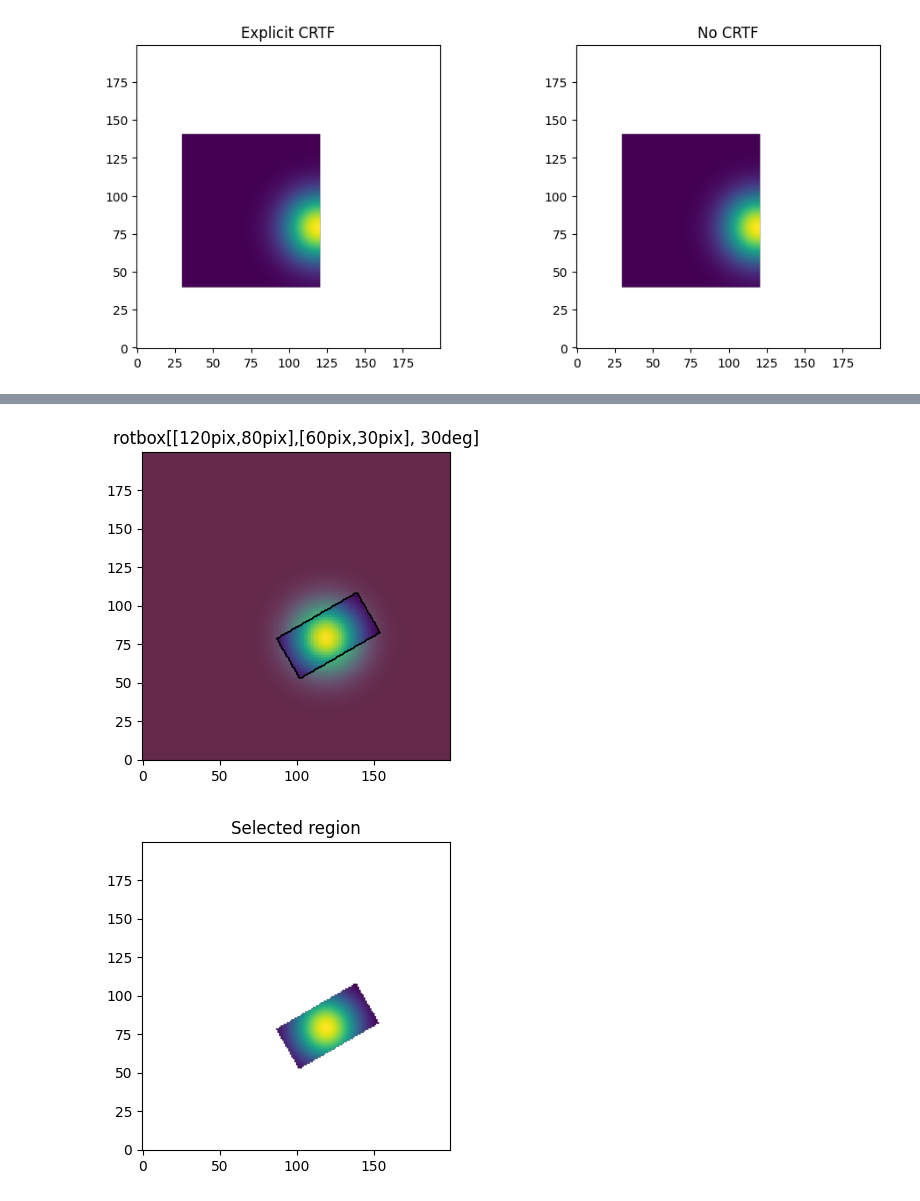
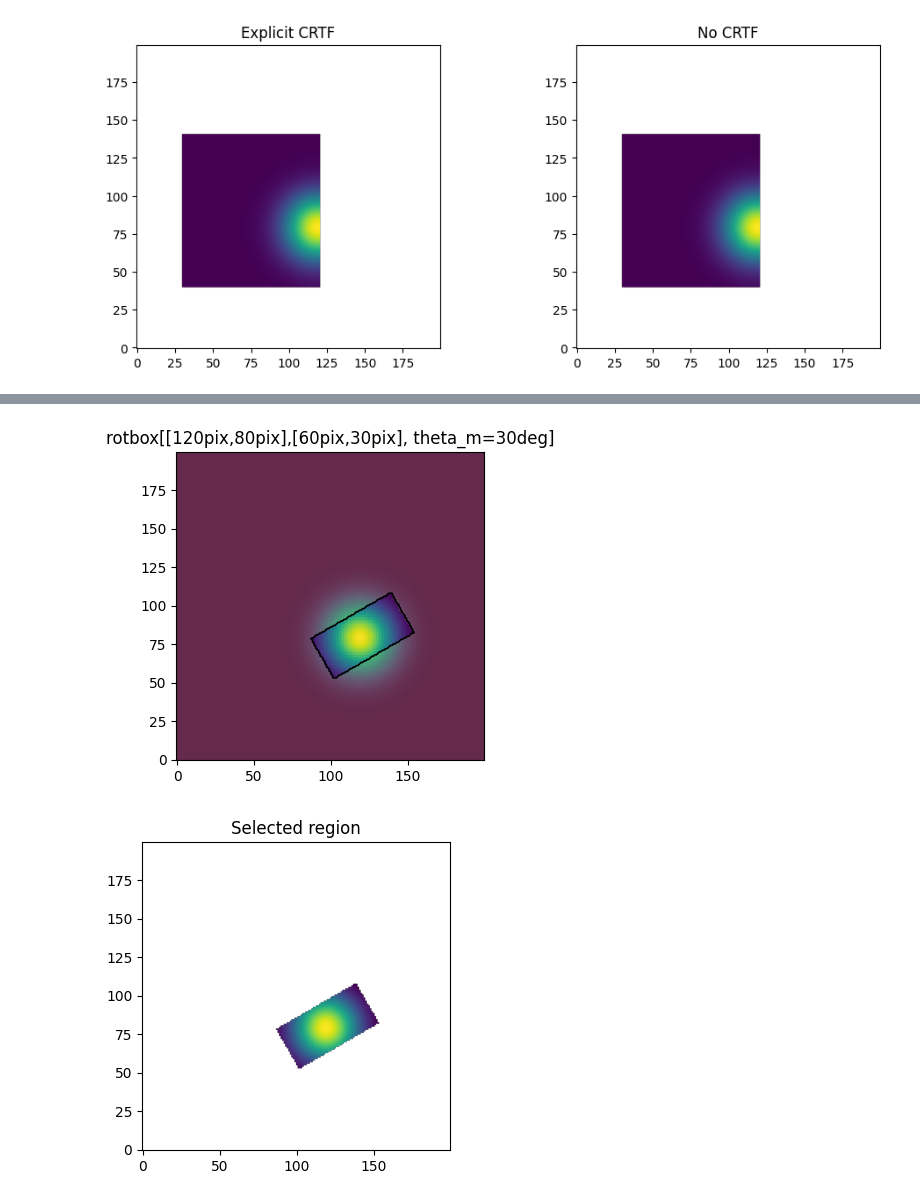
Before and after one commit to casangi/astroviper, a Jupyter notebook: docs/image_selection.ipynb, the cells around one changed output, grey strips where cells are left out. Cells and saved outputs as stored; diff of their text form; code cells hidden in the pictures.

Commit message:
require pa, theta_m for rotation angle mode

```diff
--- a/docs/image_selection.ipynb
+++ b/docs/image_selection.ipynb
@@ -213,12 +217,12 @@ Syntax: `rotbox[[cx,cy],[width,height], angle]`; angle in `deg` or `rad` (defaul
 # %%
-rot = "rotbox[[120pix,80pix],[60pix,30pix], 30deg]"
+rot = "rotbox[[120pix,80pix],[60pix,30pix], theta_m=30deg]"
 mask_rot = select_mask(xda, select=rot)
 
 fig, ax = plt.subplots(1, 1, figsize=(5, 4))
 show_mask(ax, xda, mask_rot, rot)
 plt.show()
 # %% [output]
-[figure, old version]
+[figure, new version]
 # %%
 sel = apply_select(xda, select=mask_rot)
 
```
Also changed, not shown: parts of 19 cells of this notebook, 2 other files.
